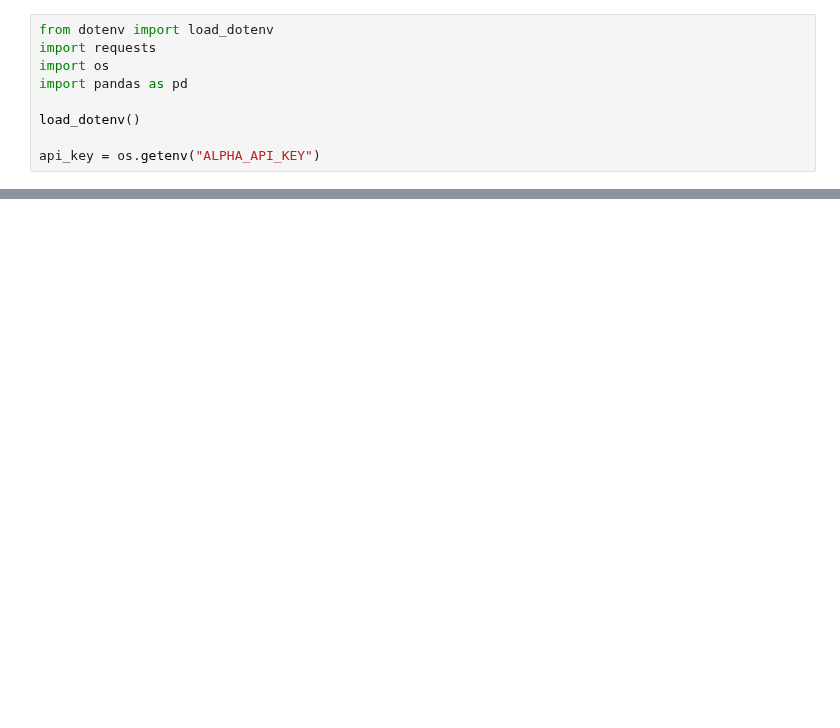
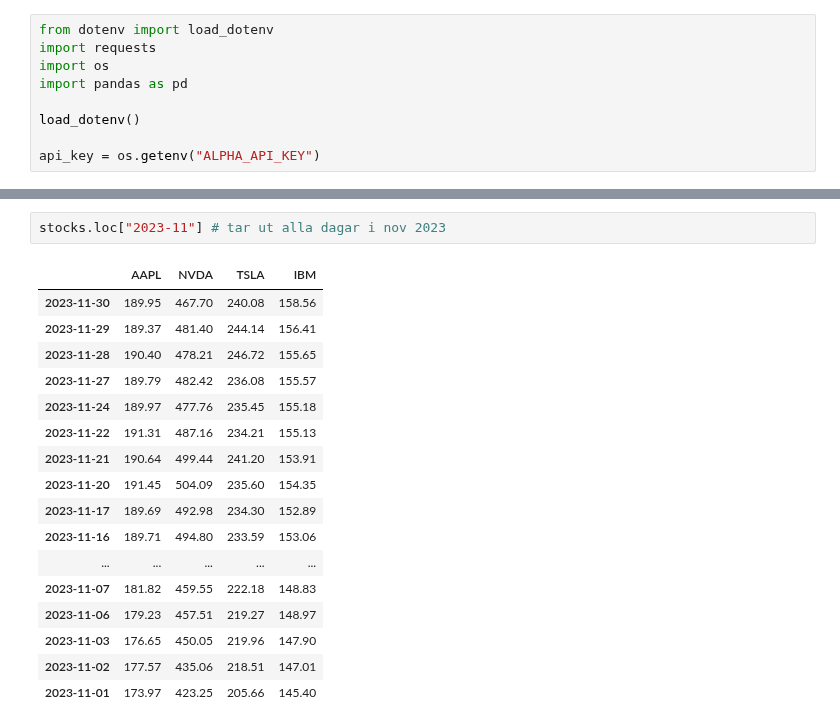
Before and after one commit to Utjiman/Python-Richard-Boden-OPA23, a Jupyter notebook: Code_Alongs/Lec11_api.ipynb, the cells around one changed output, grey strips where cells are left out. Cells and saved outputs as stored; diff of their text form; blank space fills up the shorter version.

```diff
--- a/Code_Alongs/Lec11_api.ipynb
+++ b/Code_Alongs/Lec11_api.ipynb
@@ -19,0 +174,20 @@ Error:
+# %%
+stocks.loc["2023-11"] # tar ut alla dagar i nov 2023
+# %% [output]
+|  | AAPL | NVDA | TSLA | IBM |
+| 2023-11-30 | 189.95 | 467.70 | 240.08 | 158.56 |
+| 2023-11-29 | 189.37 | 481.40 | 244.14 | 156.41 |
+| 2023-11-28 | 190.40 | 478.21 | 246.72 | 155.65 |
+| 2023-11-27 | 189.79 | 482.42 | 236.08 | 155.57 |
+| 2023-11-24 | 189.97 | 477.76 | 235.45 | 155.18 |
+| 2023-11-22 | 191.31 | 487.16 | 234.21 | 155.13 |
+| 2023-11-21 | 190.64 | 499.44 | 241.20 | 153.91 |
+| 2023-11-20 | 191.45 | 504.09 | 235.60 | 154.35 |
+| 2023-11-17 | 189.69 | 492.98 | 234.30 | 152.89 |
+| 2023-11-16 | 189.71 | 494.80 | 233.59 | 153.06 |
+| ... | ... | ... | ... | ... |
+| 2023-11-07 | 181.82 | 459.55 | 222.18 | 148.83 |
+| 2023-11-06 | 179.23 | 457.51 | 219.27 | 148.97 |
+| 2023-11-03 | 176.65 | 450.05 | 219.96 | 147.90 |
+| 2023-11-02 | 177.57 | 435.06 | 218.51 | 147.01 |
+| 2023-11-01 | 173.97 | 423.25 | 205.66 | 145.40 |
```
Also changed, not shown: parts of 19 cells of this notebook, 1 other file.
